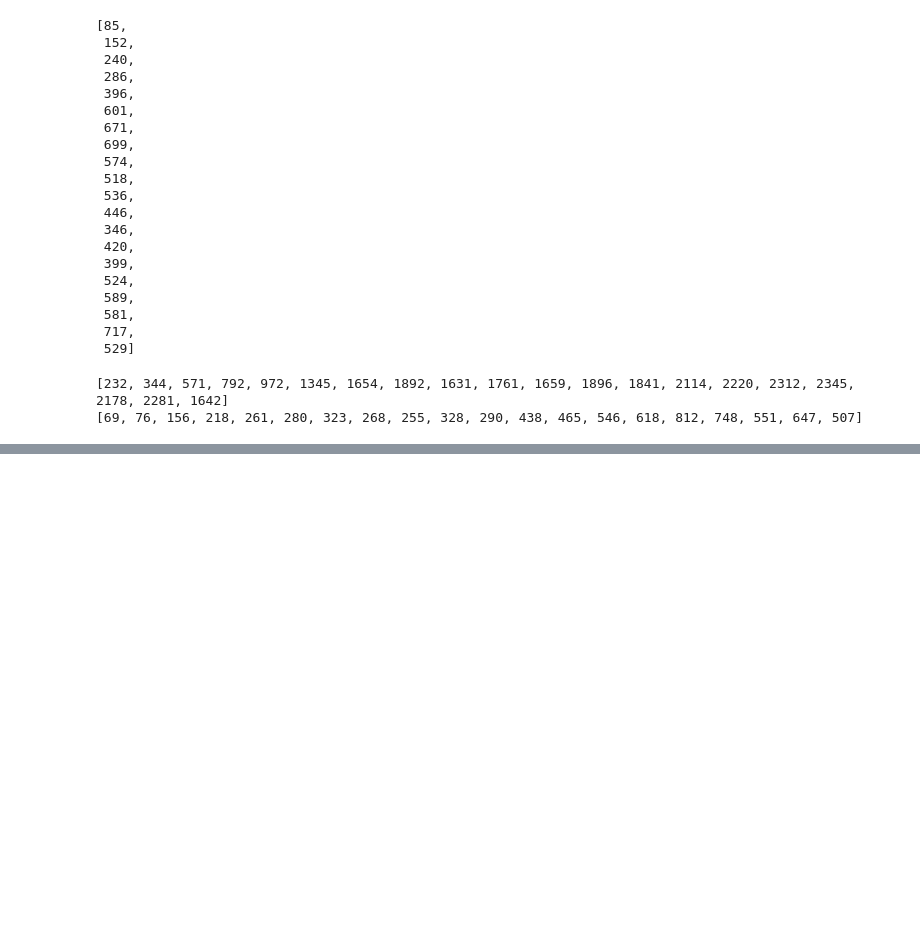
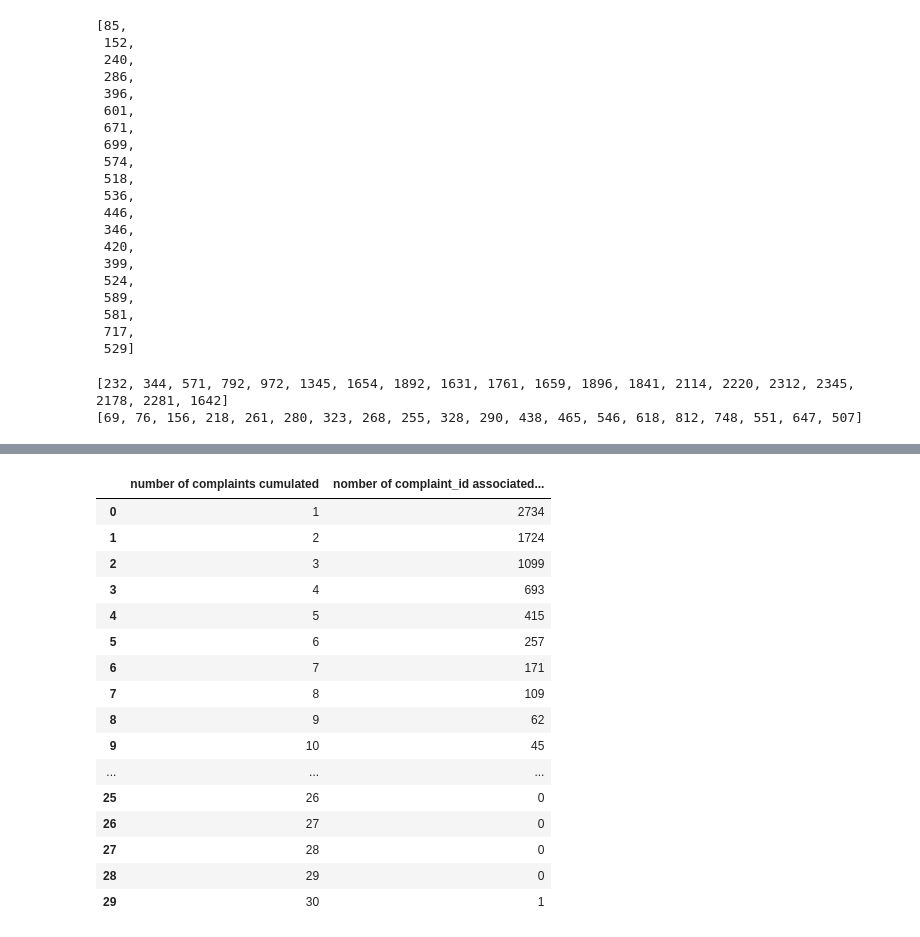
Before and after one commit to ndrettakis/Police-Misconduct-Stat-app, a Jupyter notebook: Stats desc.ipynb, the cells around one changed output, grey strips where cells are left out. Cells and saved outputs as stored; diff of their text form; code cells hidden in the pictures; blank space fills up the shorter version.

```diff
--- a/Stats desc.ipynb
+++ b/Stats desc.ipynb
@@ -301,0 +260,16 @@ z1
+# %%
+z = []
+for t in range(1,30):
+    g = set()
+    for k in range(33358-(t+1)):
+        if df1['year_received'][k] >= 2000:
+            ct = 0
+            for i in range(1,t+1):
+                if df1['complaint_id'][k] == df1['complaint_id'][k+i]:
+                    ct  = ct + 1
+            if ct == t:
+                g.add(df1['complaint_id'][k])
+    z.append(len(g))
+
+
+z
@@ -301,0 +294,6 @@ z1
+# %%
+z2 = [0 for i in range(1,31)]
+z1 = [0 for i in range(1,31)]
+
+z3 = [i for i in range(1,31)]
+print(z1,z2)
@@ -301,0 +302,11 @@ z1
+# %%
+#vrai code
+
+for i in range(28):
+    z2[i] = z[i] - z[i+1]
+
+for i in range(29):
+    z1[i] = "il ya " + str(z2[i]) + " cas ou il y a " + str(i+1) + " plaintes pour le même incident"
+
+z2[29] = 1
+z2
@@ -301,0 +331,23 @@ z1
+# %%
+list = zip(z3,z2)
+df87 = pd.DataFrame(list, columns = ['number of complaints cumulated','nomber of complaint_id associated whith this number of complaints'])
+display(df87)
+df87.to_excel('dataA.xlsx', index = False)
+# %% [output]
+|  | number of complaints cumulated | nomber of complaint_id associated... |
+| 0 | 1 | 2734 |
+| 1 | 2 | 1724 |
+| 2 | 3 | 1099 |
+| 3 | 4 | 693 |
+| 4 | 5 | 415 |
+| 5 | 6 | 257 |
+| 6 | 7 | 171 |
+| 7 | 8 | 109 |
+| 8 | 9 | 62 |
+| 9 | 10 | 45 |
+| ... | ... | ... |
+| 25 | 26 | 0 |
+| 26 | 27 | 0 |
+| 27 | 28 | 0 |
+| 28 | 29 | 0 |
+| 29 | 30 | 1 |
```
Also changed, not shown: parts of 16 cells of this notebook, 3 other files.
